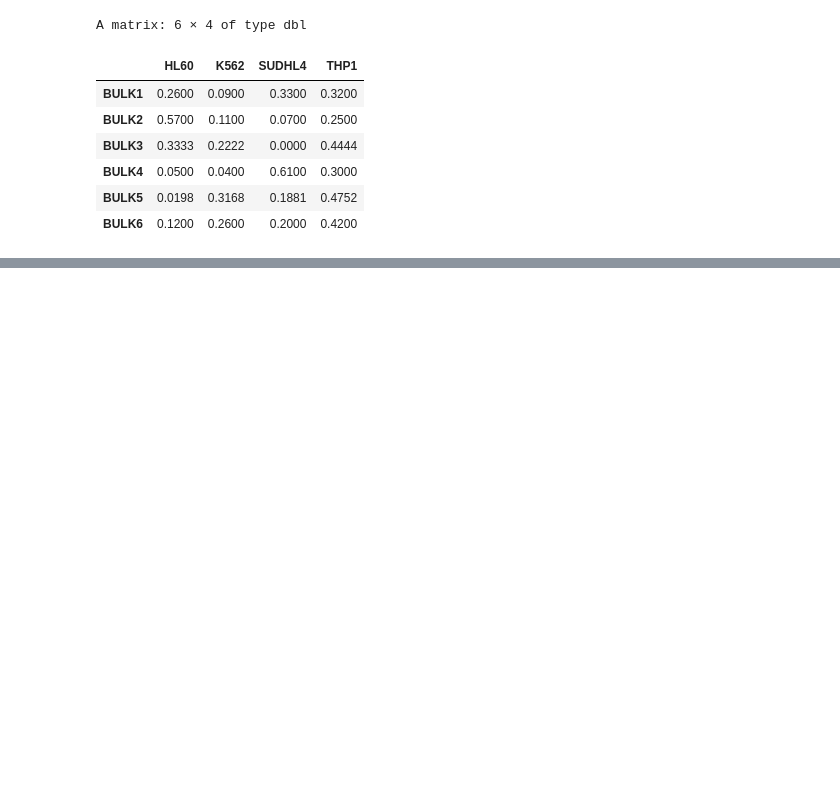
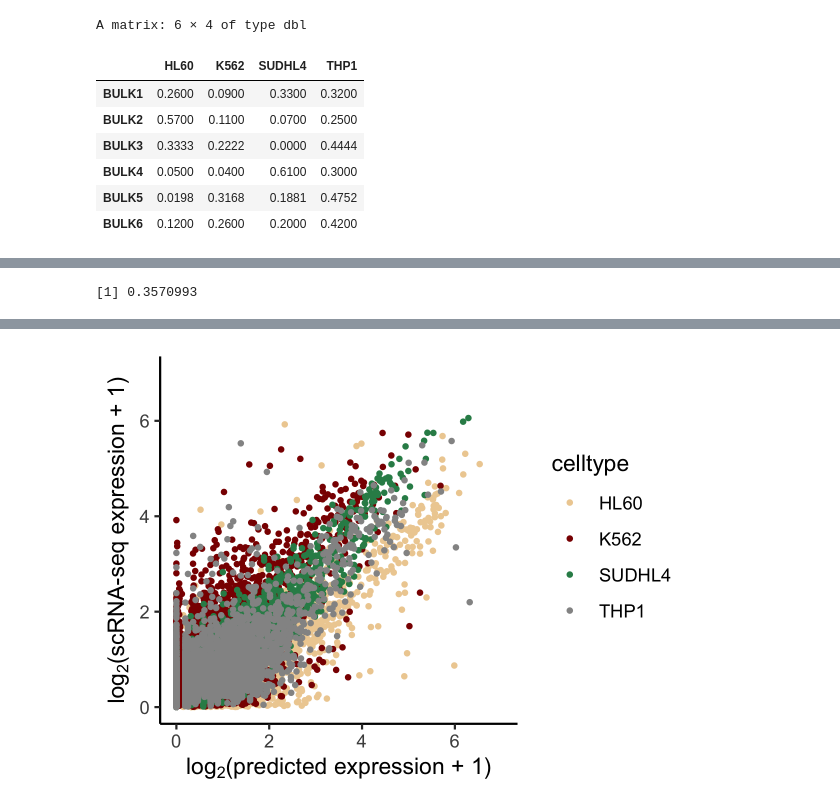
Before and after one commit to alexdray86/CLIMB, a Jupyter notebook: climb_example.ipynb, the cells around one changed output, grey strips where cells are left out. Saved outputs shown, nothing was run; the diff lists cells and outputs as text; code cells hidden in the pictures; blank space fills up the shorter version.

```diff
--- a/climb_example.ipynb
+++ b/climb_example.ipynb
@@ -52,5 +40,5 @@ ERROR: Error in eval(expr, envir, enclos): object 'sc.es' not found
 # %%
-# Load ExpressionSet object containing scRNA-seq data from in-vitro cell mixes
-sc.es = readRDS("data/invitro_sc_es.RDS")
+# sc.es is an ExpressionSet object containing our scRNA-seq dataset
+sc.es
 dim(sc.es)
 # %% [output]
@@ -61,5 +59,5 @@ Features  Samples
 # %%
-# Load ExpressionSet object containing bulk RNA-seq data from in-vitro cell mixes
-bulk.es = readRDS("data/invitro_bulk_es.RDS")
+# bulk.es is an ExpressionSet object containing our mixtures sequenced with bulk RNA-seq
+bulk.es
 dim(bulk.es)
 # %% [output]
@@ -111,0 +126,15 @@ Warning message:
+# %%
+# True average cell-line expression can be obtained from scRNA-seq
+true_ct_expr = aggregate(t(exprs(sc.es)), list(sc.es$cellType), mean)
+rownames(true_ct_expr) = true_ct_expr$`Group.1`
+true_ct_expr = t(true_ct_expr[,-1])
+true_ct_expr = true_ct_expr[,match(colnames(true.prop), colnames(true_ct_expr))]
+colnames(true_ct_expr) = colnames(true.prop)
+true_ct_expr[is.na(true_ct_expr)] <- 0
+# %%
+# We then combine our predicted expression and scRNA-seq average expression in a single table ready to plot
+bulk_mixture_number = 6
+melt_pred_expr = cbind(melt(as.matrix(true_ct_expr)), melt(t(climb.exprs[[bulk_mixture_number]])))
+melt_pred_expr = melt_pred_expr[,c(1,2,3,6)]
+colnames(melt_pred_expr) = c('gene', 'celltype', 'true_expr', 'pred_expr')
+head(melt_pred_expr)
@@ -111,0 +151,11 @@ Warning message:
+# %%
+cor(melt_pred_expr$true_expr, melt_pred_expr$pred_expr)
+# %% [output]
+[1] 0.3570993
+# %%
+options(repr.plot.width=4, repr.plot.height=3, repr.plot.res=300)
+ggplot() + geom_point(data = melt_pred_expr, aes(y=log2(true_expr+1), x=log2(pred_expr+1), color=celltype), size=0.8) +
+    theme_classic() + xlim(0,7) + ylim(0,7) +
+    scale_color_manual(values=c('navajowhite2',  'darkred', 'seagreen', 'grey58')) +
+    ylab(expression(paste(log[2], '(scRNA-seq expression + 1)'))) + xlab(expression(paste(log[2], '(predicted expression + 1)')))
+# %% [output]
@@ -111,0 +164 @@ Warning message:
+[figure, added]
```
Also changed, not shown: parts of 19 cells of this notebook, 2 other files.
